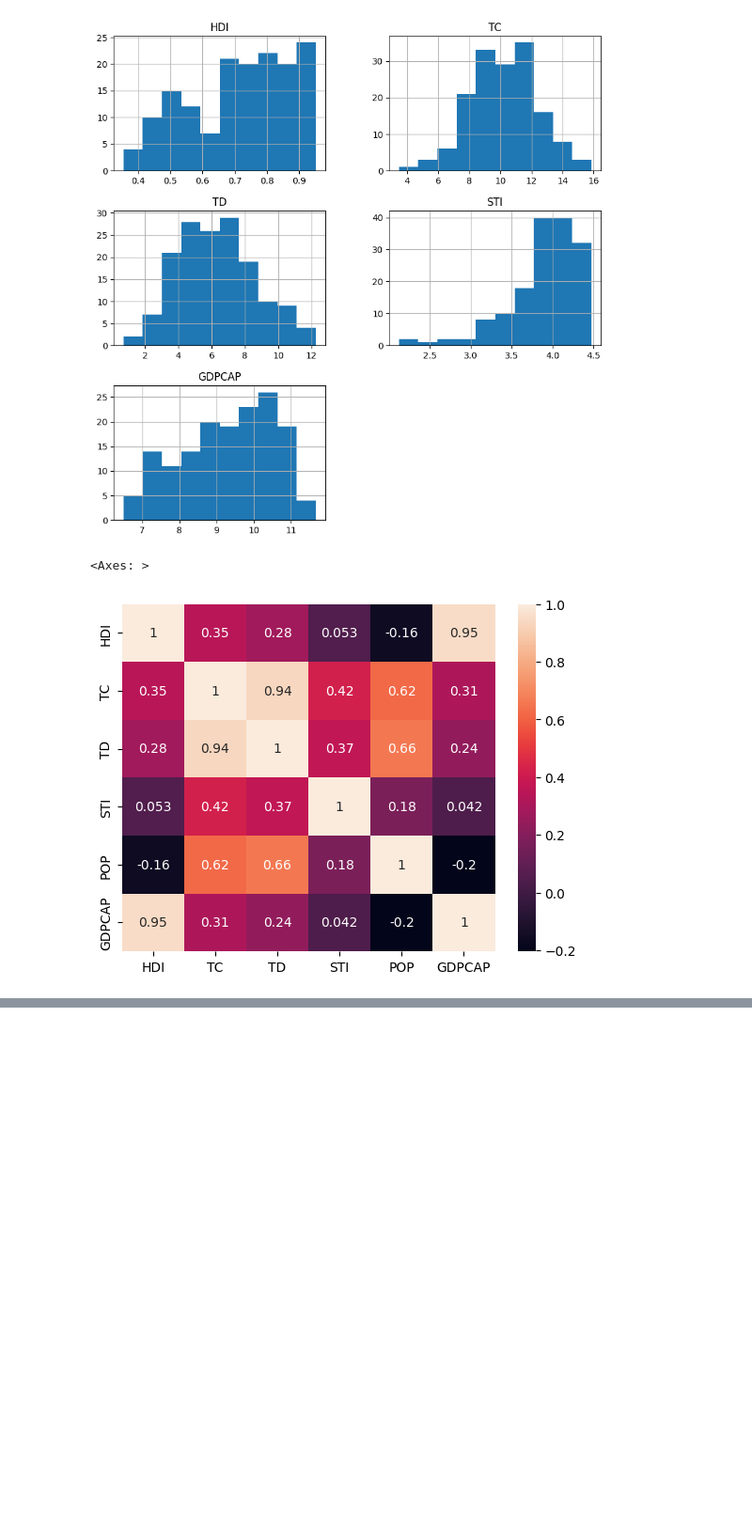
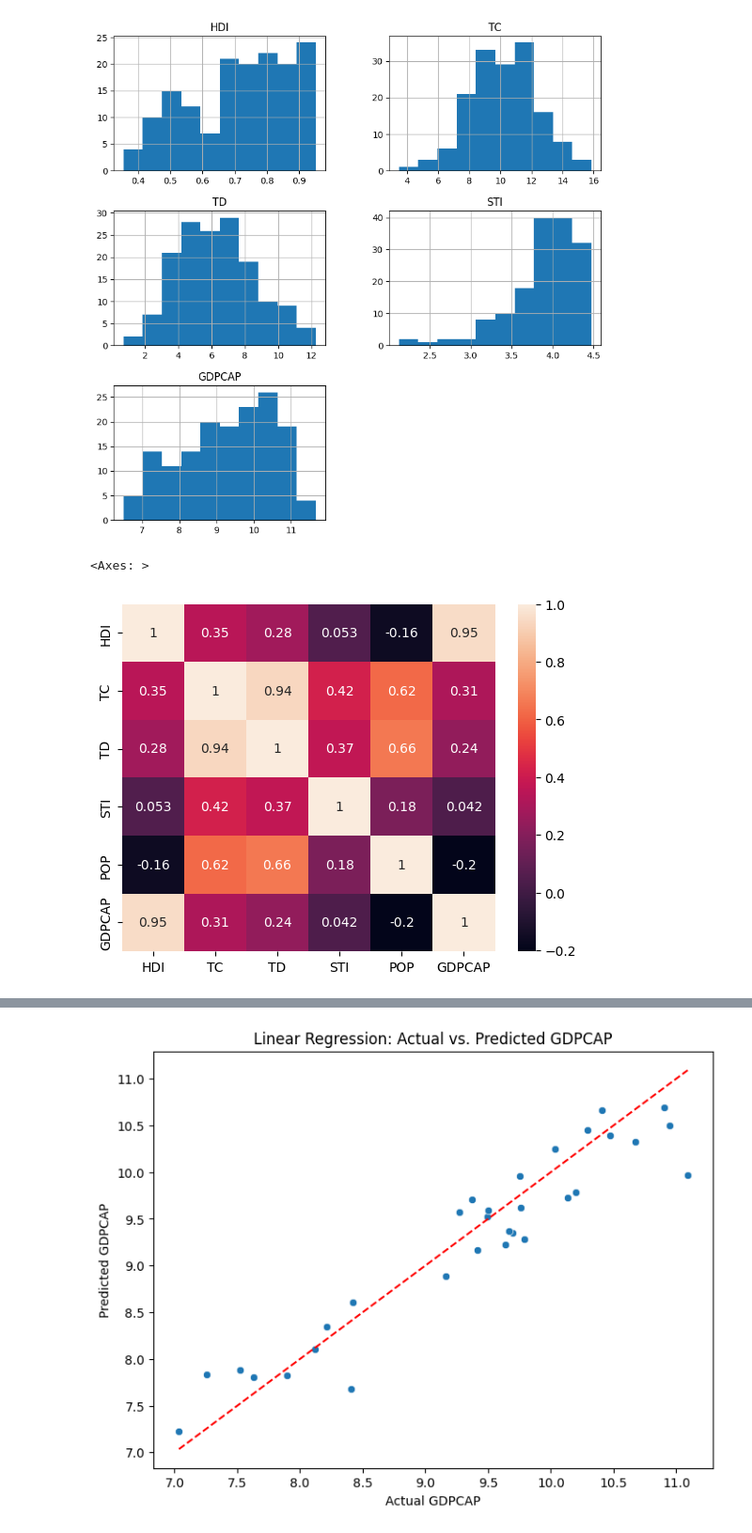
Before and after one commit to andidprastyo/Compfest-DSA-2023, a Jupyter notebook: analysis_new.ipynb, the cells around one changed output, grey strips where cells are left out. Shown: that part at 94% size. Saved outputs shown, nothing was run; the diff lists cells and outputs as text; code cells hidden in the pictures; blank space fills up the shorter version.

```diff
--- a/analysis_new.ipynb
+++ b/analysis_new.ipynb
@@ -190,0 +222,9 @@ country
+# %%
+continent_mapping = {'AS':1,
+                    'EU':2,
+                    'NA':3,
+                    'OC':4,
+                    'SA':5,
+                    'AF':6}
+country['CONTINENT'] = country['CONTINENT'].map(continent_mapping)
+country
@@ -190,0 +245,24 @@ country
+# %%
+# Select the features (independent variables) and target variable (dependent variable)
+X = country[['HDI', 'TC', 'POP', 'CONTINENT']]
+y = country['GDPCAP']
+
+# Split the dataset into training and test sets
+X_train, X_test, y_train, y_test = train_test_split(X, y, test_size=0.2, random_state=42)
+
+# Create a Linear Regression model
+model = LinearRegression()
+
+# Fit the model to the training data
+model.fit(X_train, y_train)
+
+# Predict the target variable for the test set
+y_pred = model.predict(X_test)
+
+# Model evaluation
+mse = mean_squared_error(y_test, y_pred)
+r2 = r2_score(y_test, y_pred)
+
+# Print the model evaluation metrics
+print('Mean Squared Error (MSE):', mse)
+print('R-squared (R2) Score:', r2)
@@ -190,0 +294,11 @@ country
+# %%
+# Create a scatter plot of actual vs. predicted values
+plt.figure(figsize=(8, 6))
+sns.scatterplot(x=y_test, y=y_pred)
+plt.plot([min(y_test), max(y_test)], [min(y_test), max(y_test)], color='red', linestyle='--')
+plt.xlabel('Actual GDPCAP')
+plt.ylabel('Predicted GDPCAP')
+plt.title('Linear Regression: Actual vs. Predicted GDPCAP')
+plt.show()
+# %% [output]
+[figure, added]
```
Also changed, not shown: parts of 10 cells of this notebook.
